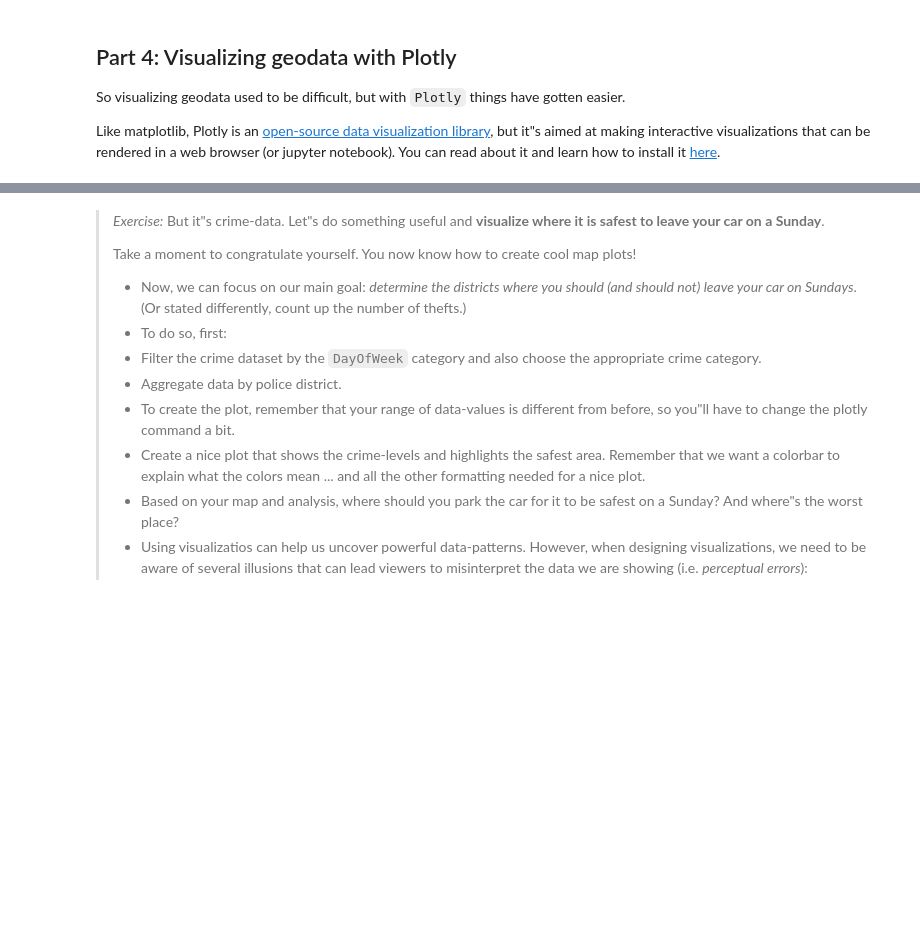
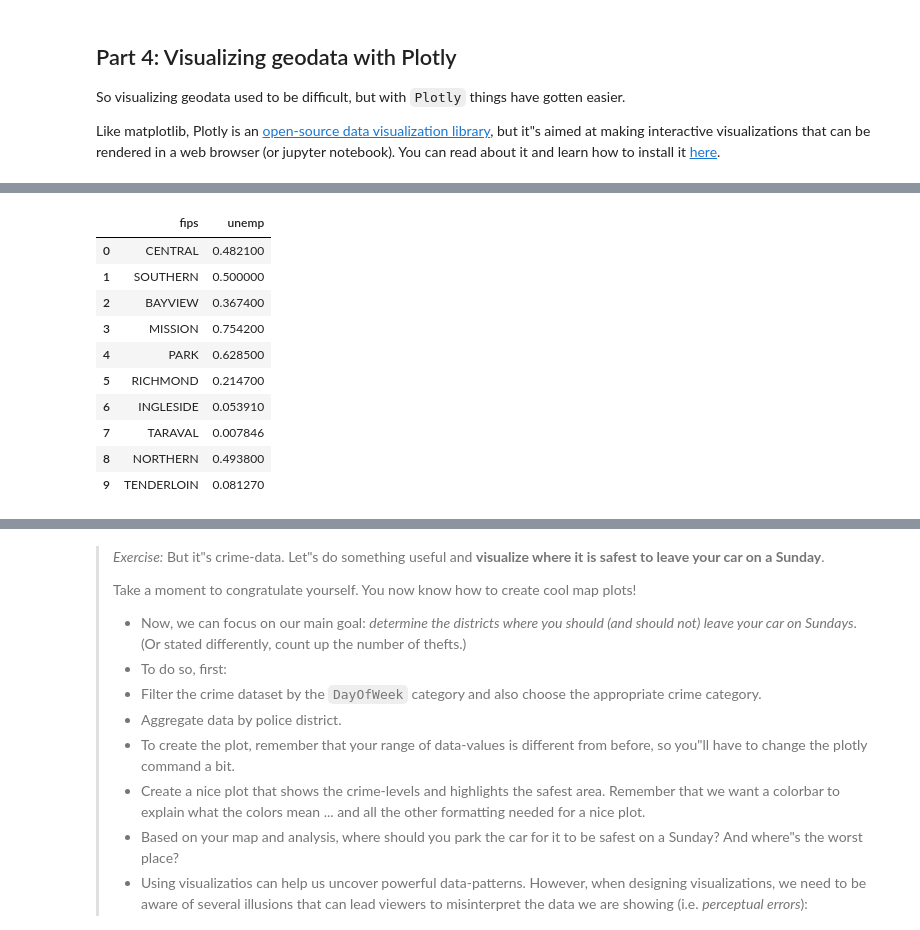
Before and after one commit to AleksandarLukic96/02806_Social_Data, a Jupyter notebook: notebooks/W3_Alek.ipynb, the cells around one changed output, grey strips where cells are left out. Saved outputs shown, nothing was run; the diff lists cells and outputs as text; code cells hidden in the pictures; blank space fills up the shorter version.

```diff
--- a/notebooks/W3_Alek.ipynb
+++ b/notebooks/W3_Alek.ipynb
@@ -812,0 +835,15 @@ You"re encouraged to play around with other settings, color schemes, etc.
+# %%
+df_rand = pd.DataFrame(randomdata.items(), columns=["fips", "unemp"])
+df_rand
+# %% [output]
+|  | fips | unemp |
+| 0 | CENTRAL | 0.482100 |
+| 1 | SOUTHERN | 0.500000 |
+| 2 | BAYVIEW | 0.367400 |
+| 3 | MISSION | 0.754200 |
+| 4 | PARK | 0.628500 |
+| 5 | RICHMOND | 0.214700 |
+| 6 | INGLESIDE | 0.053910 |
+| 7 | TARAVAL | 0.007846 |
+| 8 | NORTHERN | 0.493800 |
+| 9 | TENDERLOIN | 0.081270 |
```
Also changed, not shown: parts of 22 cells of this notebook, 1 other file.
